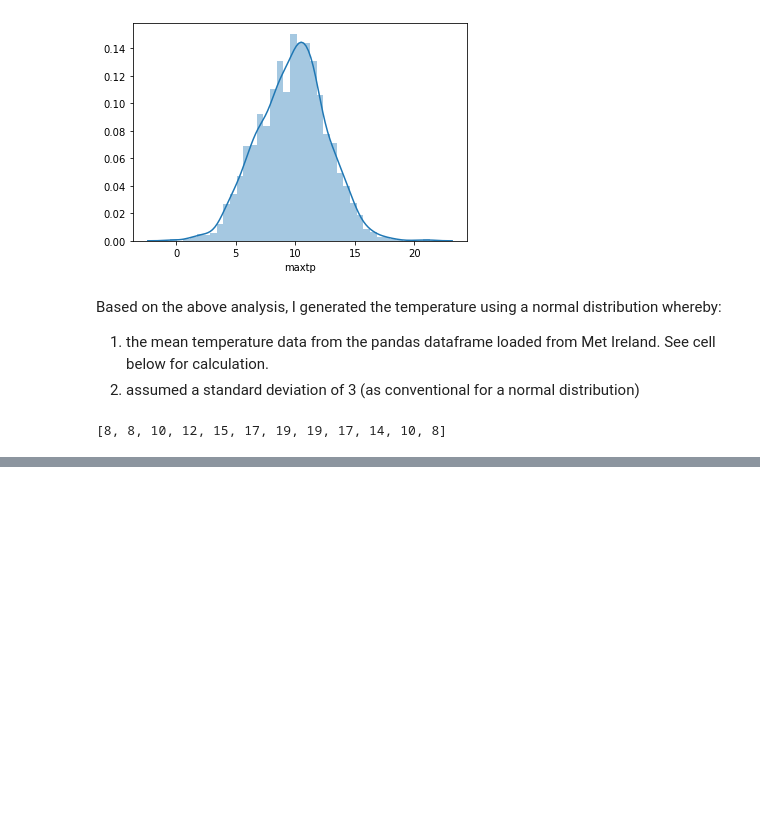
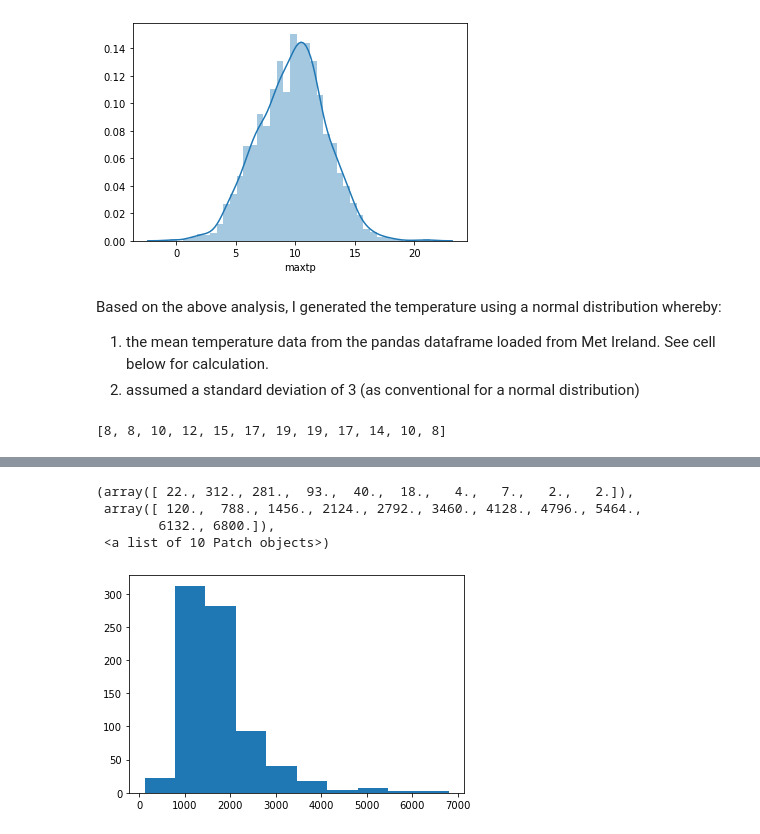
Before and after one commit to dssheldon/ProgDA-Project-SDS, a Jupyter notebook: ProgDA-Project-SDS.ipynb, the cells around one changed output, grey strips where cells are left out. Saved outputs shown, nothing was run; the diff lists cells and outputs as text; code cells hidden in the pictures; blank space fills up the shorter version.

Commit message:
Explored average house size related data and distributions

```diff
--- a/ProgDA-Project-SDS.ipynb
+++ b/ProgDA-Project-SDS.ipynb
@@ -212,0 +215,3 @@ plt.show()
+# %%
+import pandas as pd
+df_house = pd.read_csv("https://justinsighting.com/wp-content/uploads/2016/05/RealEstate.csv")
@@ -212,0 +227,8 @@ plt.show()
+# %%
+plt.hist(df_house['Size']) #
+# %% [output]
+(array([ 22., 312., 281.,  93.,  40.,  18.,   4.,   7.,   2.,   2.]),
+ array([ 120.,  788., 1456., 2124., 2792., 3460., 4128., 4796., 5464.,
+        6132., 6800.]),
+ <a list of 10 Patch objects>)
+[figure, added]
```
Also changed, not shown: parts of 4 cells of this notebook.
